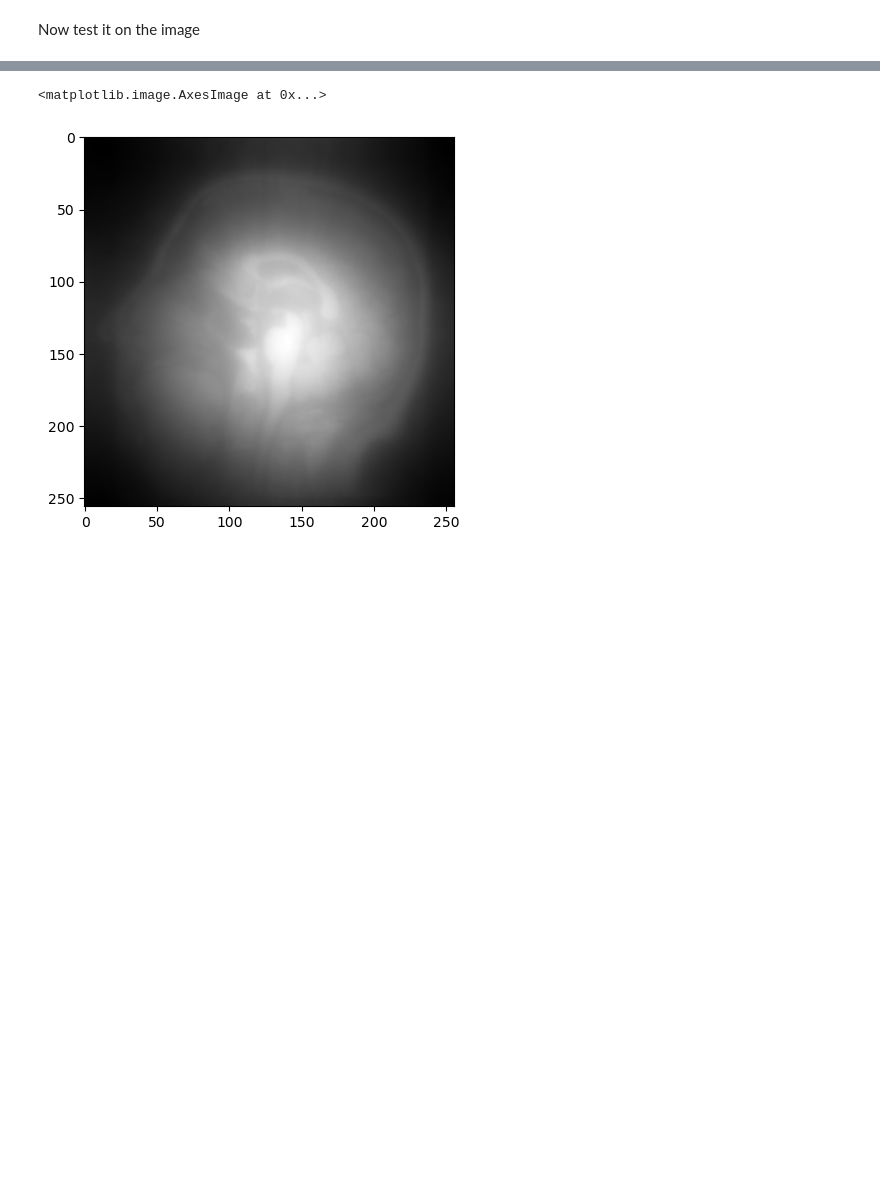
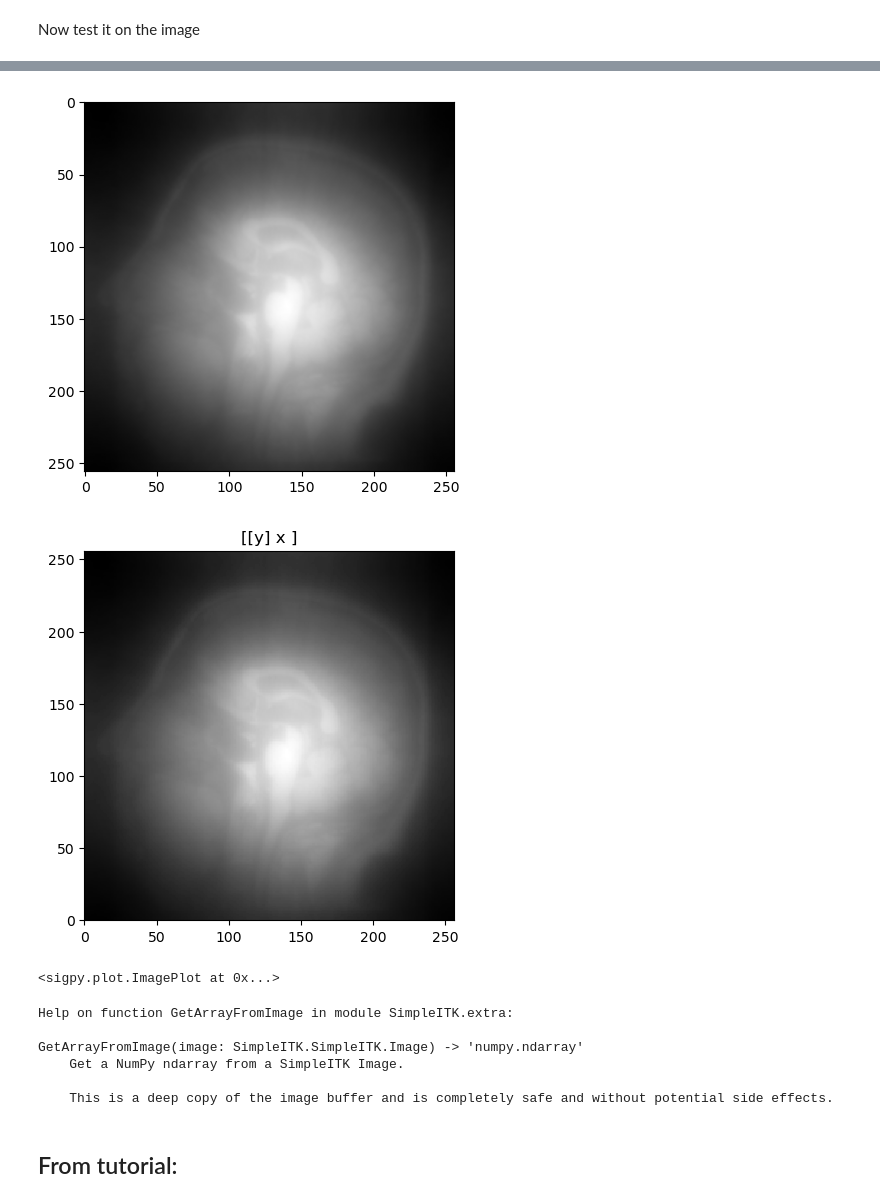
Before and after one commit to ReyhanSanei/MedicalImages_project1, a Jupyter notebook: notebooks/explore_sitk_sigpy.ipynb, the cells around one changed output, grey strips where cells are left out. Drawn from its saved outputs; the diff is of its cells as text; code cells hidden in the pictures; blank space fills up the shorter version.

```diff
--- a/notebooks/explore_sitk_sigpy.ipynb
+++ b/notebooks/explore_sitk_sigpy.ipynb
@@ -246,6 +256,19 @@ sampled_t1_fft.shape
 # %%
 reco_t1 = sigpy.ifft(sampled_fft)
 plt.imshow(np.abs(reco_t1),cmap='gray')
+sigpy.plot.ImagePlot(sigpy.flip(reco_t1,axes=(2,)),mode='m')
 # %% [output]
+[figure]
+[figure, added]
-<matplotlib.image.AxesImage at 0x...>
+<sigpy.plot.ImagePlot at 0x...>
-[figure]
+# %%
+help(sitk.GetArrayFromImage)
+# %% [output]
+Help on function GetArrayFromImage in module SimpleITK.extra:
+
+GetArrayFromImage(image: SimpleITK.SimpleITK.Image) -> 'numpy.ndarray'
+    Get a NumPy ndarray from a SimpleITK Image.
+
+    This is a deep copy of the image buffer and is completely safe and without potential side effects.
+# %% [markdown]
+## From tutorial:
```
Also changed, not shown: parts of 11 cells of this notebook, 1 other file.
